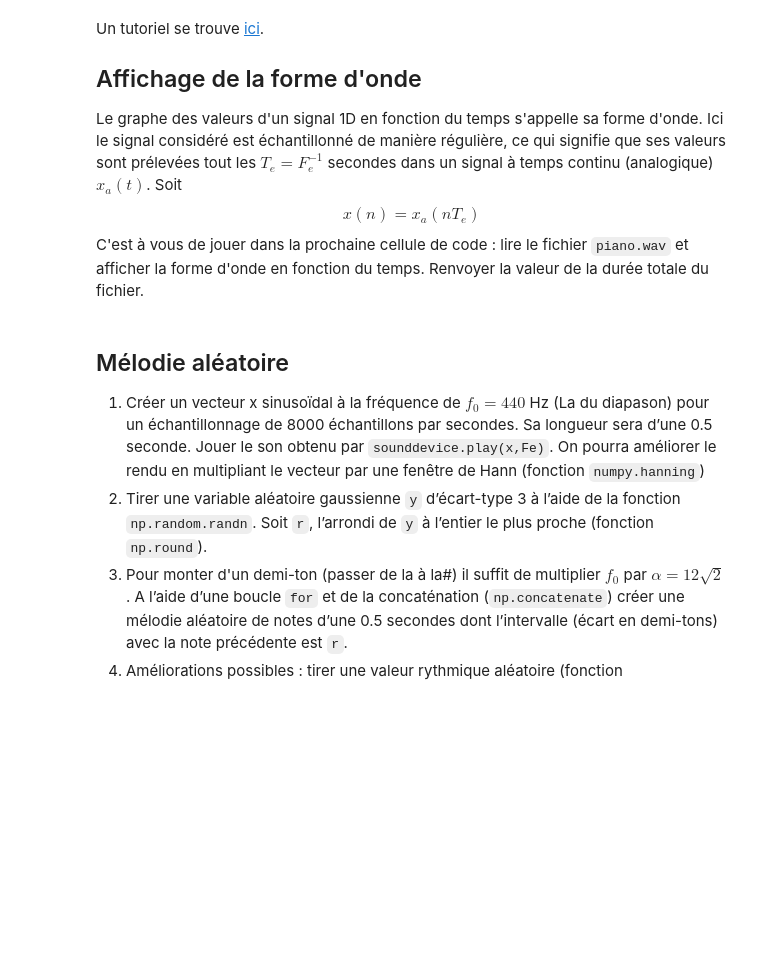
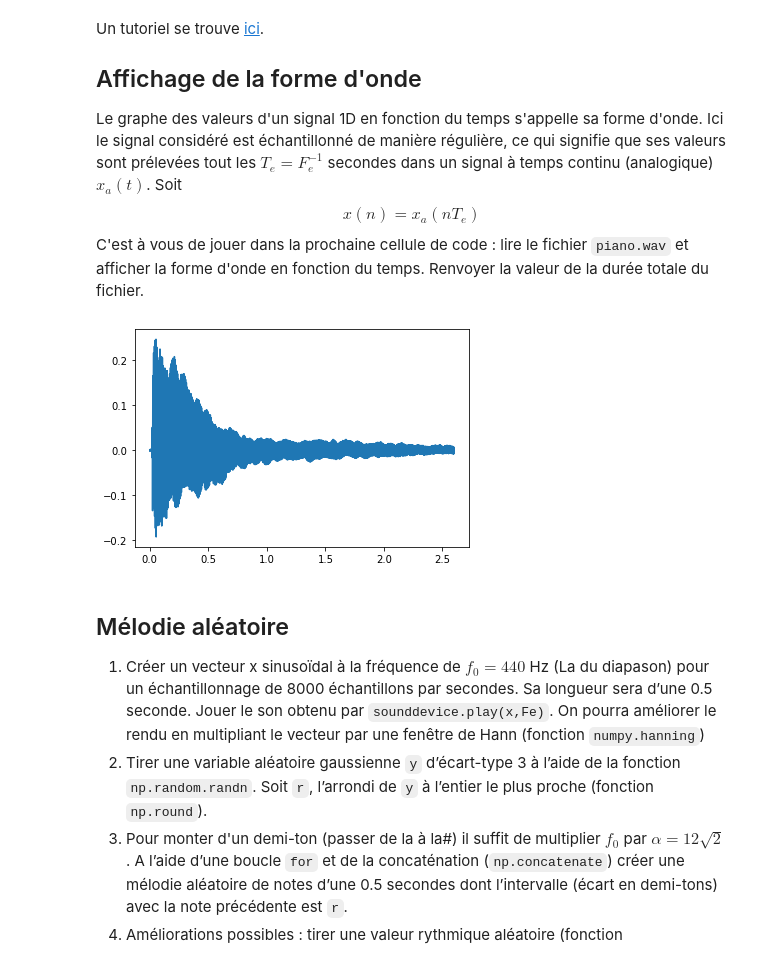
Before and after one commit to cbelho59/app_groupe1, a Jupyter notebook: Jupyter/fichierwav.ipynb, the cells around one changed output. Saved outputs shown, nothing was run; the diff lists cells and outputs as text; code cells hidden in the pictures; blank space fills up the shorter version.

```diff
--- a/Jupyter/fichierwav.ipynb
+++ b/Jupyter/fichierwav.ipynb
@@ -53,3 +51,12 @@ C'est à vous de jouer dans la prochaine cellule de code : lire le fichier `pian
+# %%
+# votre code ici
+x, Fe = sf.read('piano.wav')
+sd.play(x,Fe)
+tab = [i/Fe for i in range(len(x))]
+plt.plot(tab, x)
+plt.show()
+# %% [output]
+[figure, added]
 # %% [markdown]
 ## Mélodie aléatoire
 
```
Also changed, not shown: parts of 4 cells of this notebook, 5 other files.
